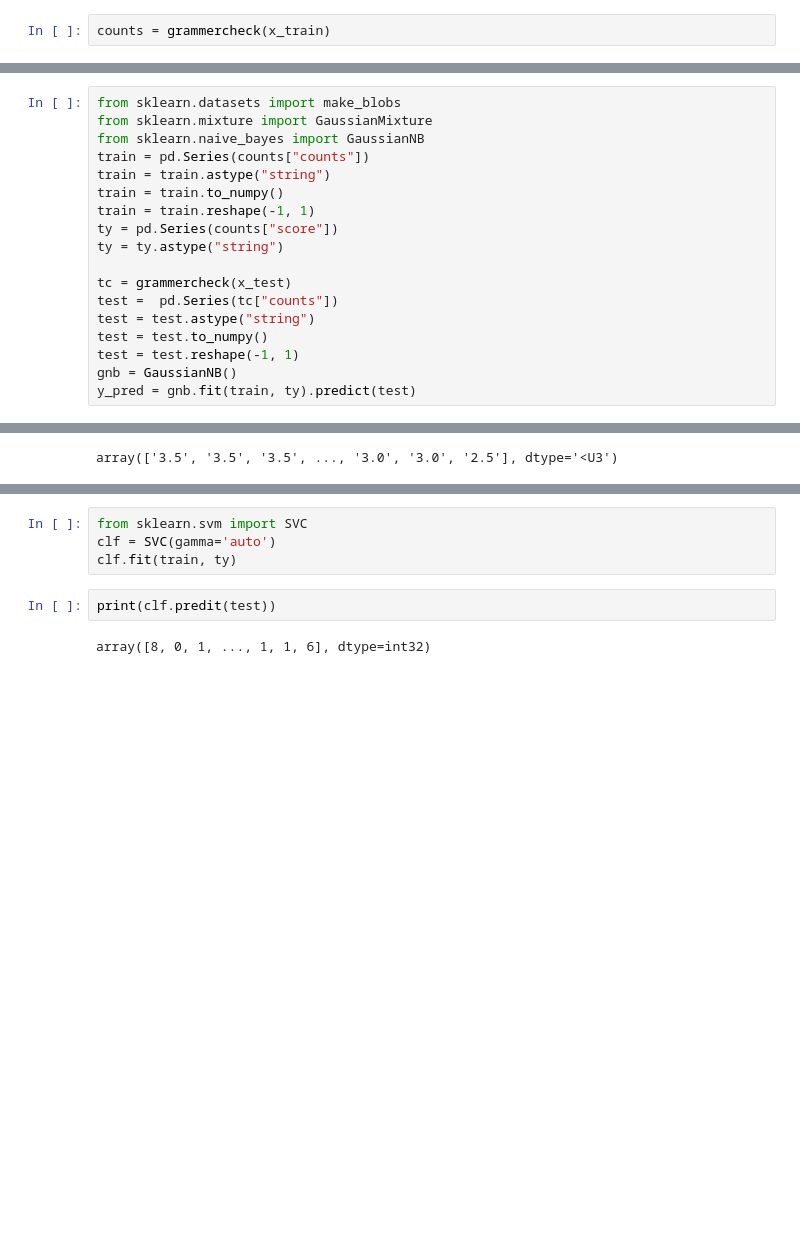
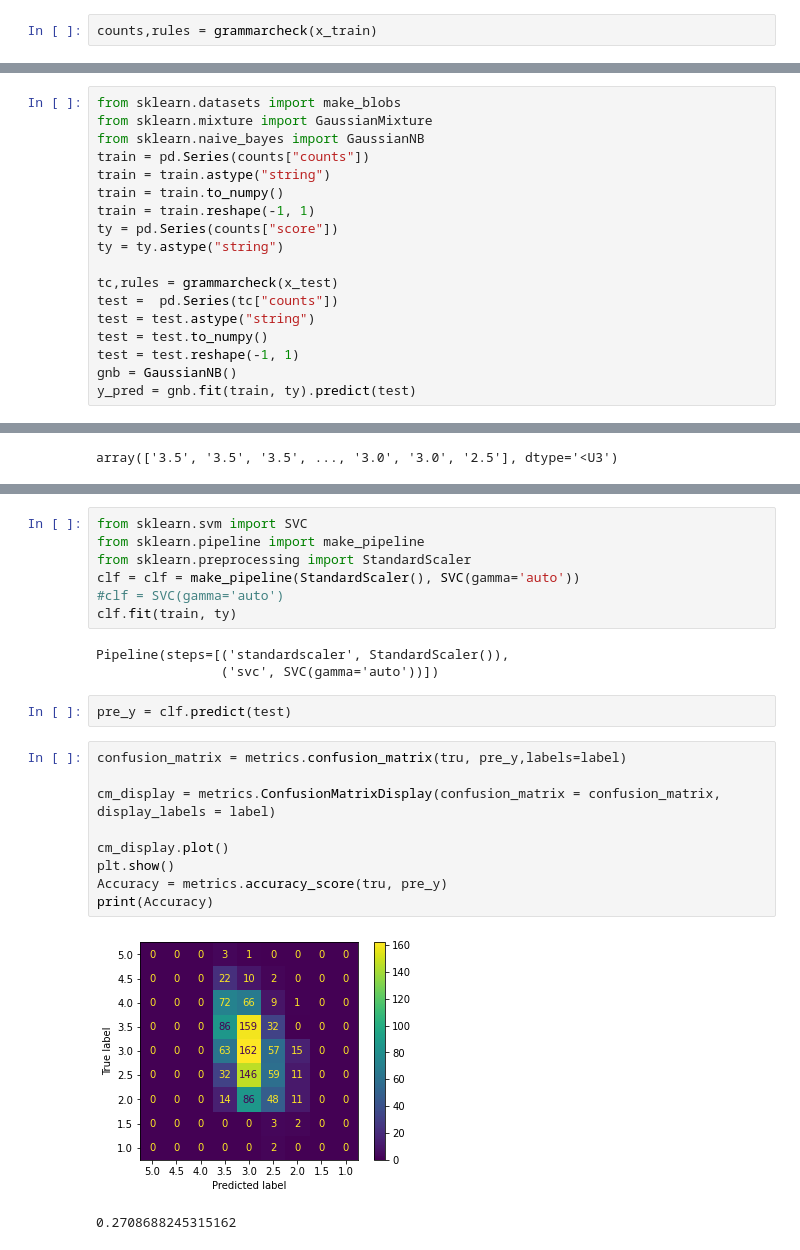
Before and after one commit to EEL-competition/solution, a Jupyter notebook: grammar.ipynb, the cells around one changed output, grey strips where cells are left out. Drawn from its saved outputs; the diff is of its cells as text; blank space fills up the shorter version.

```diff
--- a/grammar.ipynb
+++ b/grammar.ipynb
@@ -73,5 +80,5 @@ def getMost(counts):
 
     return sums
 # %%
-counts = grammercheck(x_train)
+counts,rules = grammarcheck(x_train)
 # %%
@@ -202,7 +209,7 @@ train = train.reshape(-1, 1)
 ty = pd.Series(counts["score"])
 ty = ty.astype("string")
 
-tc = grammercheck(x_test)
+tc,rules = grammarcheck(x_test)
 test =  pd.Series(tc["counts"])
 test = test.astype("string")
 test = test.to_numpy()
@@ -229,9 +236,25 @@ print(gnb.score())
 0.2708688245315162
 # %%
 from sklearn.svm import SVC
-clf = SVC(gamma='auto')
+from sklearn.pipeline import make_pipeline
+from sklearn.preprocessing import StandardScaler
+clf = clf = make_pipeline(StandardScaler(), SVC(gamma='auto'))
+#clf = SVC(gamma='auto')
 clf.fit(train, ty)
+# %% [output]
+Pipeline(steps=[('standardscaler', StandardScaler()),
+                ('svc', SVC(gamma='auto'))])
 # %%
-print(clf.predit(test))
+pre_y = clf.predict(test)
-# %% [output]
-array([8, 0, 1, ..., 1, 1, 6], dtype=int32)
+# %%
+confusion_matrix = metrics.confusion_matrix(tru, pre_y,labels=label)
+
+cm_display = metrics.ConfusionMatrixDisplay(confusion_matrix = confusion_matrix, display_labels = label)
+
+cm_display.plot()
+plt.show()
+Accuracy = metrics.accuracy_score(tru, pre_y)
+print(Accuracy)
+# %% [output]
+[figure, added]
+0.2708688245315162
```
Also changed, not shown: parts of 4 cells of this notebook.
